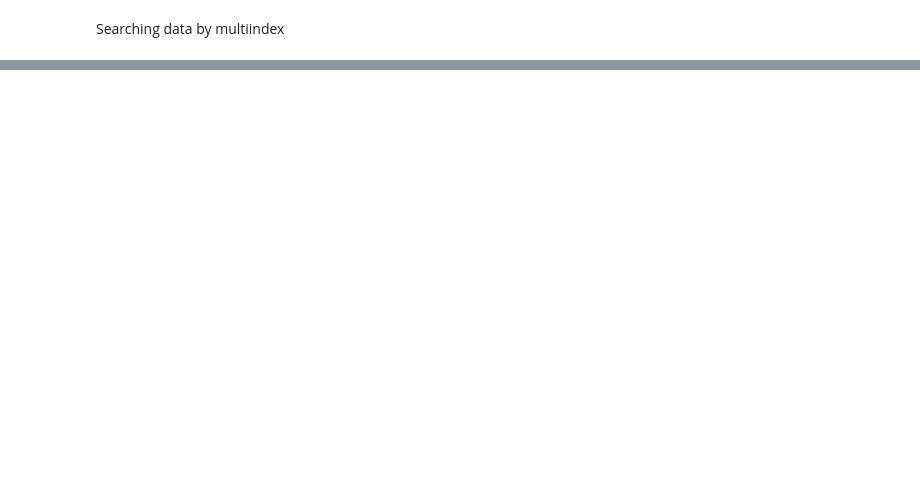
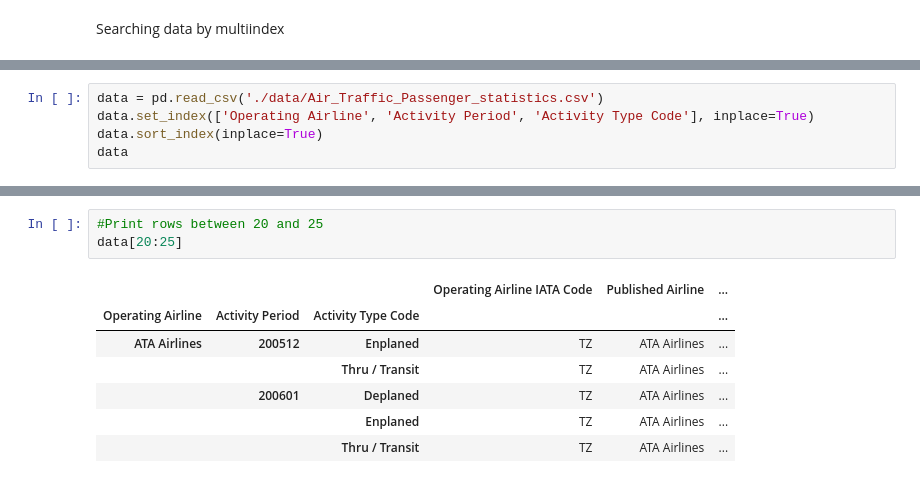
Before and after one commit to Szafranerio/Data_InDepth, a Jupyter notebook: Pandas/Pandas_MultiIndex.ipynb, the cells around one changed output, grey strips where cells are left out. Saved outputs shown, nothing was run; the diff lists cells and outputs as text; blank space fills up the shorter version.

```diff
--- a/Pandas/Pandas_MultiIndex.ipynb
+++ b/Pandas/Pandas_MultiIndex.ipynb
@@ -78,0 +142,5 @@ Searching data by multiindex
+# %%
+data = pd.read_csv('./data/Air_Traffic_Passenger_statistics.csv')
+data.set_index(['Operating Airline', 'Activity Period', 'Activity Type Code'], inplace=True)
+data.sort_index(inplace=True)
+data
@@ -78,0 +205,11 @@ Searching data by multiindex
+# %%
+#Print rows between 20 and 25
+data[20:25]
+# %% [output]
+|  |  |  | Operating Airline IATA Code | Published Airline | ... |
+| Operating Airline | Activity Period | Activity Type Code |  |  | ... |
+| ATA Airlines | 200512 | Enplaned | TZ | ATA Airlines | ... |
+|  |  | Thru / Transit | TZ | ATA Airlines | ... |
+|  | 200601 | Deplaned | TZ | ATA Airlines | ... |
+|  |  | Enplaned | TZ | ATA Airlines | ... |
+|  |  | Thru / Transit | TZ | ATA Airlines | ... |
```
Also changed, not shown: parts of 17 cells of this notebook, 1 other file.
